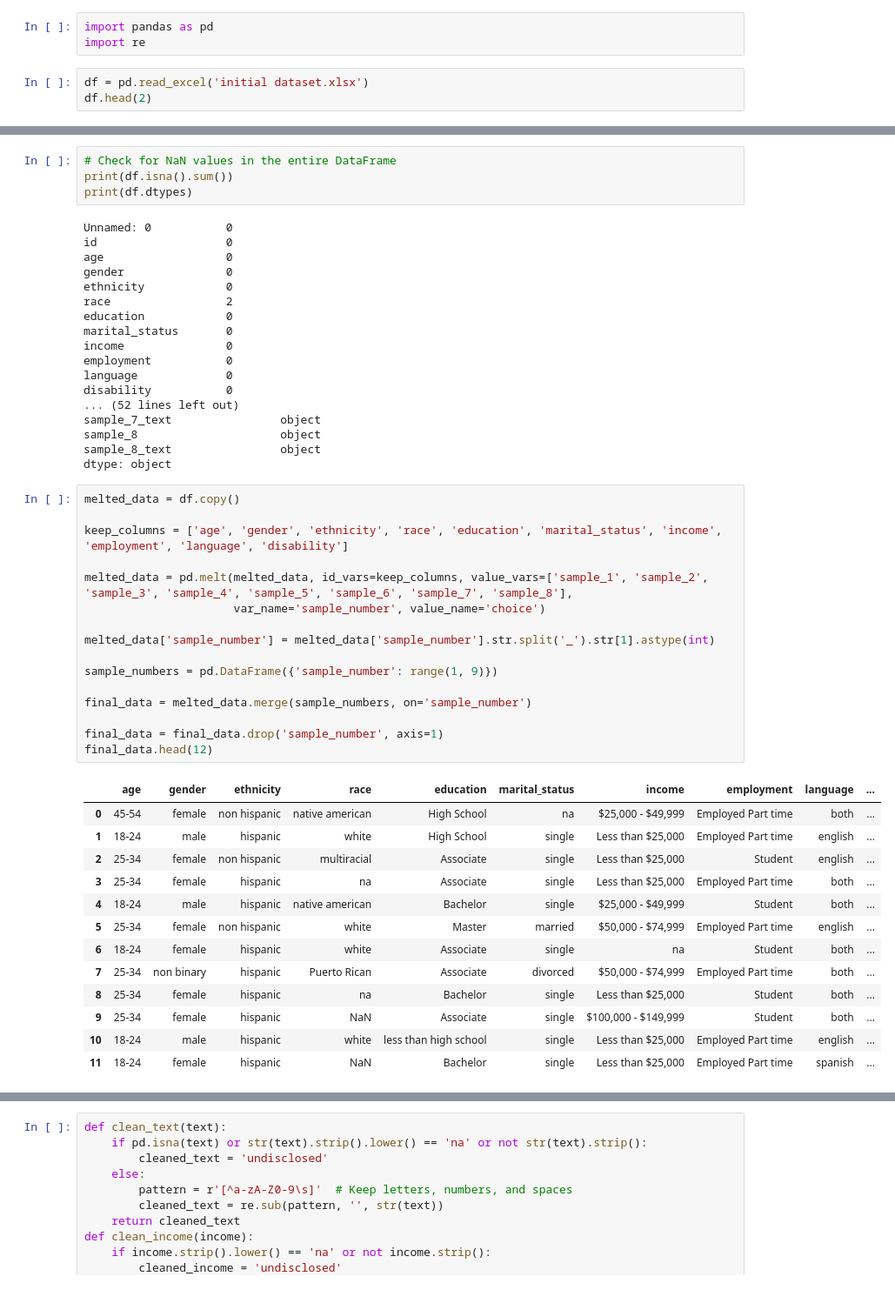
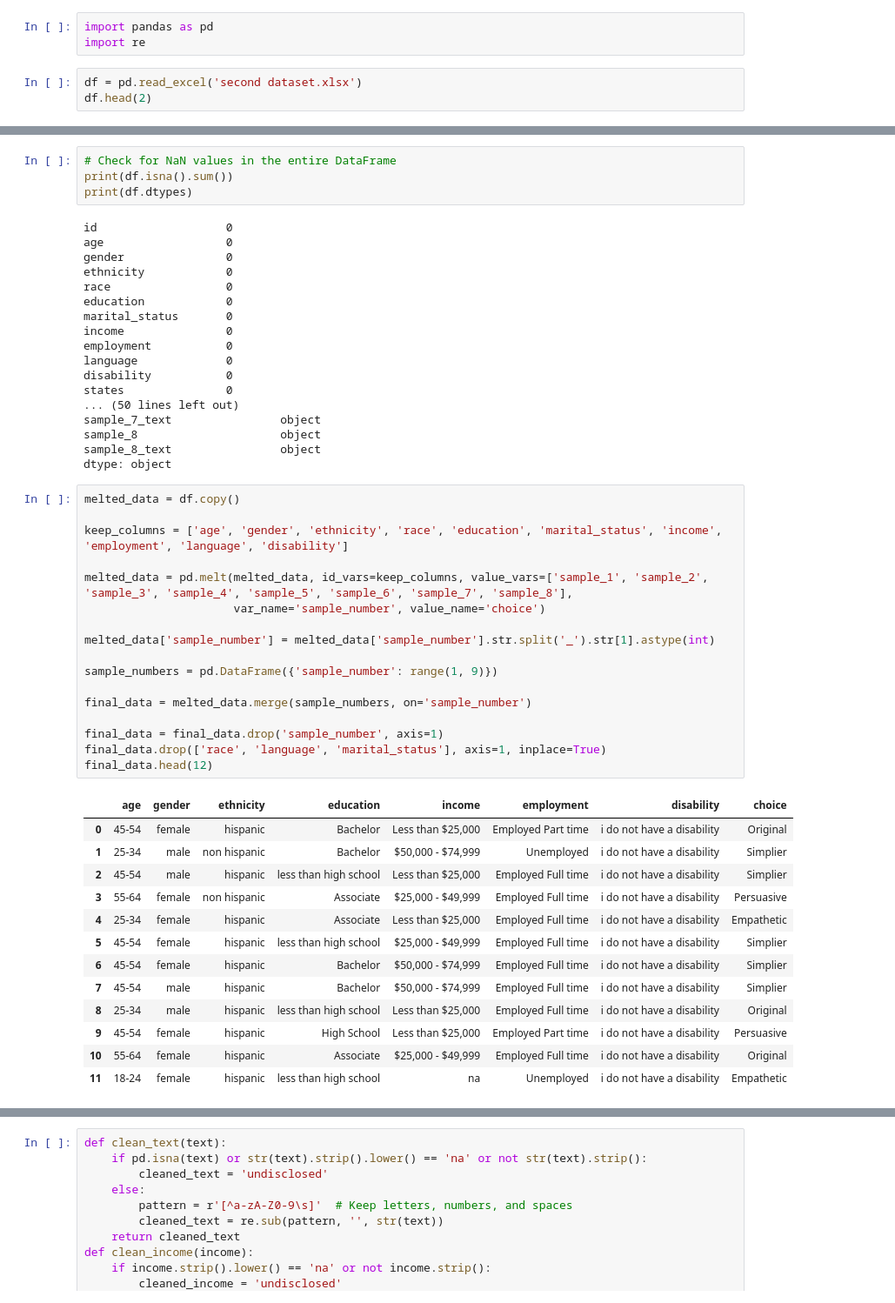
Before and after one commit to esoto15/text-tone-preference-analysis, a Jupyter notebook: data-analysis.ipynb, the cells around one changed output, grey strips where cells are left out. Shown at 87% size. Drawn from its saved outputs; the diff is of its cells as text.

```diff
--- a/data-analysis.ipynb
+++ b/data-analysis.ipynb
@@ -4,6 +4,6 @@
 import pandas as pd
 import re
 # %%
-df = pd.read_excel('initial dataset.xlsx')
+df = pd.read_excel('second dataset.xlsx')
 df.head(2)
 # %% [output]
@@ -46,19 +46,19 @@ na value count 2
 print(df.isna().sum())
 print(df.dtypes)
 # %% [output]
-Unnamed: 0           0
 id                   0
 age                  0
 gender               0
 ethnicity            0
-race                 2
+race                 0
 education            0
 marital_status       0
 income               0
 employment           0
 language             0
 disability           0
-... (52 lines left out)
+states               0
+... (50 lines left out)
 sample_7_text                object
 sample_8                     object
 sample_8_text                object
@@ -66,33 +66,34 @@ dtype: object
 # %%
 melted_data = df.copy()
 
 keep_columns = ['age', 'gender', 'ethnicity', 'race', 'education', 'marital_status', 'income', 'employment', 'language', 'disability']
 
 melted_data = pd.melt(melted_data, id_vars=keep_columns, value_vars=['sample_1', 'sample_2', 'sample_3', 'sample_4', 'sample_5', 'sample_6', 'sample_7', 'sample_8'],
                       var_name='sample_number', value_name='choice')
 
 melted_data['sample_number'] = melted_data['sample_number'].str.split('_').str[1].astype(int)
 
 sample_numbers = pd.DataFrame({'sample_number': range(1, 9)})
 
 final_data = melted_data.merge(sample_numbers, on='sample_number')
 
 final_data = final_data.drop('sample_number', axis=1)
+final_data.drop(['race', 'language', 'marital_status'], axis=1, inplace=True)
 final_data.head(12)
 # %% [output]
-|  | age | gender | ethnicity | race | education | marital_status | income | employment | language | ... |
-| 0 | 45-54 | female | non hispanic | native american | High School | na | $25,000 - $49,999 | Employed Part time | both | ... |
-| 1 | 18-24 | male | hispanic | white | High School | single | Less than $25,000 | Employed Part time | english | ... |
-| 2 | 25-34 | female | non hispanic | multiracial | Associate | single | Less than $25,000 | Student | english | ... |
-| 3 | 25-34 | female | hispanic | na | Associate | single | Less than $25,000 | Employed Part time | both | ... |
-| 4 | 18-24 | male | hispanic | native american | Bachelor | single | $25,000 - $49,999 | Student | both | ... |
-| 5 | 25-34 | female | non hispanic | white | Master | married | $50,000 - $74,999 | Employed Part time | english | ... |
-| 6 | 18-24 | female | hispanic | white | Associate | single | na | Student | both | ... |
-| 7 | 25-34 | non binary | hispanic | Puerto Rican | Associate | divorced | $50,000 - $74,999 | Employed Part time | both | ... |
-| 8 | 25-34 | female | hispanic | na | Bachelor | single | Less than $25,000 | Student | both | ... |
-| 9 | 25-34 | female | hispanic | NaN | Associate | single | $100,000 - $149,999 | Student | both | ... |
-| 10 | 18-24 | male | hispanic | white | less than high school | single | Less than $25,000 | Employed Part time | english | ... |
-| 11 | 18-24 | female | hispanic | NaN | Bachelor | single | Less than $25,000 | Employed Part time | spanish | ... |
+|  | age | gender | ethnicity | education | income | employment | disability | choice |
+| 0 | 45-54 | female | hispanic | Bachelor | Less than $25,000 | Employed Part time | i do not have a disability | Original |
+| 1 | 25-34 | male | non hispanic | Bachelor | $50,000 - $74,999 | Unemployed | i do not have a disability | Simplier |
+| 2 | 45-54 | male | hispanic | less than high school | Less than $25,000 | Employed Full time | i do not have a disability | Simplier |
+| 3 | 55-64 | female | non hispanic | Associate | $25,000 - $49,999 | Employed Full time | i do not have a disability | Persuasive |
+| 4 | 25-34 | female | hispanic | Associate | Less than $25,000 | Employed Full time | i do not have a disability | Empathetic |
+| 5 | 45-54 | female | hispanic | less than high school | $25,000 - $49,999 | Employed Full time | i do not have a disability | Simplier |
+| 6 | 45-54 | female | hispanic | Bachelor | $50,000 - $74,999 | Employed Full time | i do not have a disability | Simplier |
+| 7 | 45-54 | male | hispanic | Bachelor | $50,000 - $74,999 | Employed Full time | i do not have a disability | Simplier |
+| 8 | 25-34 | male | hispanic | less than high school | Less than $25,000 | Employed Full time | i do not have a disability | Original |
+| 9 | 45-54 | female | hispanic | High School | Less than $25,000 | Employed Part time | i do not have a disability | Persuasive |
+| 10 | 55-64 | female | hispanic | Associate | $25,000 - $49,999 | Employed Full time | i do not have a disability | Original |
+| 11 | 18-24 | female | hispanic | less than high school | na | Unemployed | i do not have a disability | Empathetic |
 # %%
 final_data.shape
 # %% [output]
```
Also changed, not shown: parts of 19 cells of this notebook, 2 other files.
